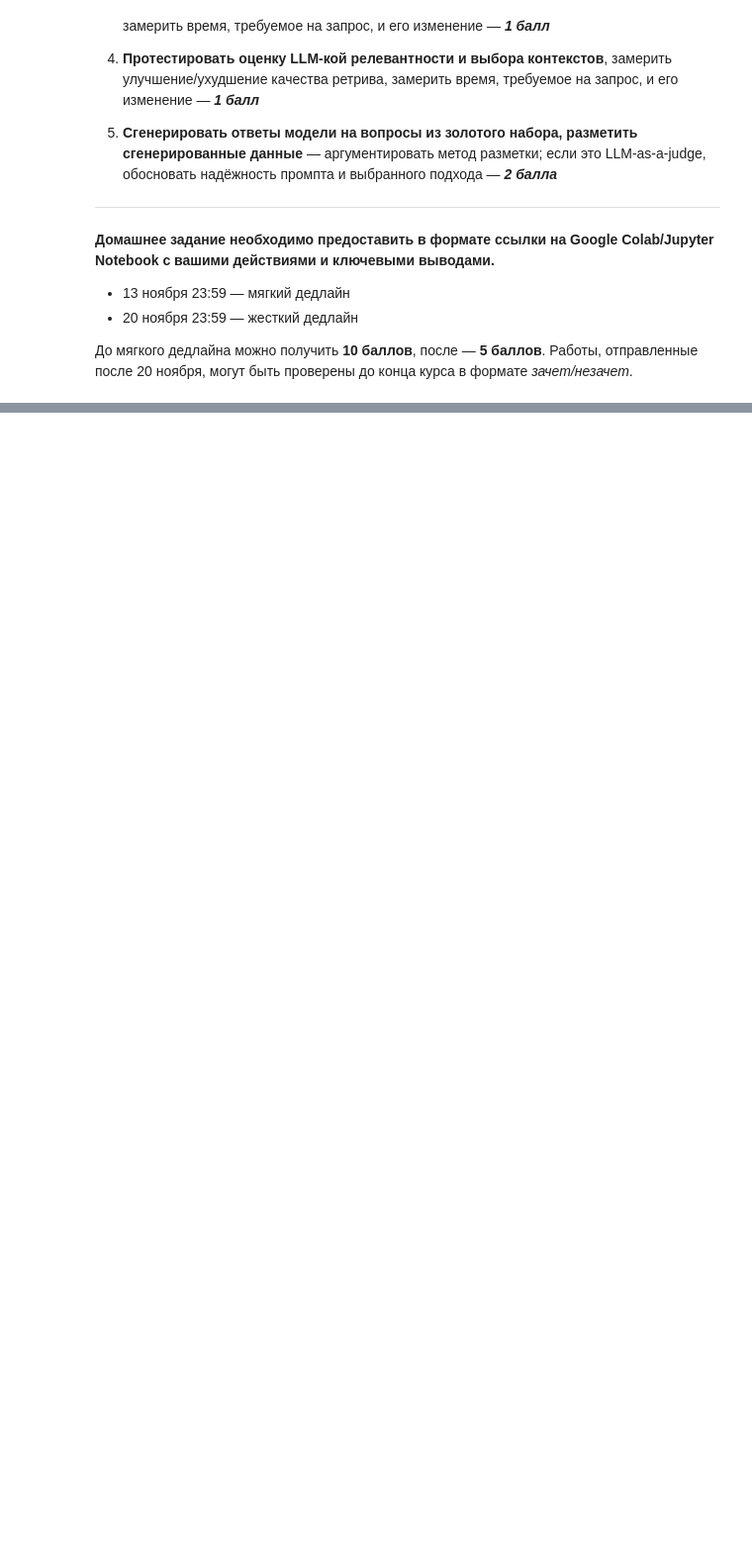
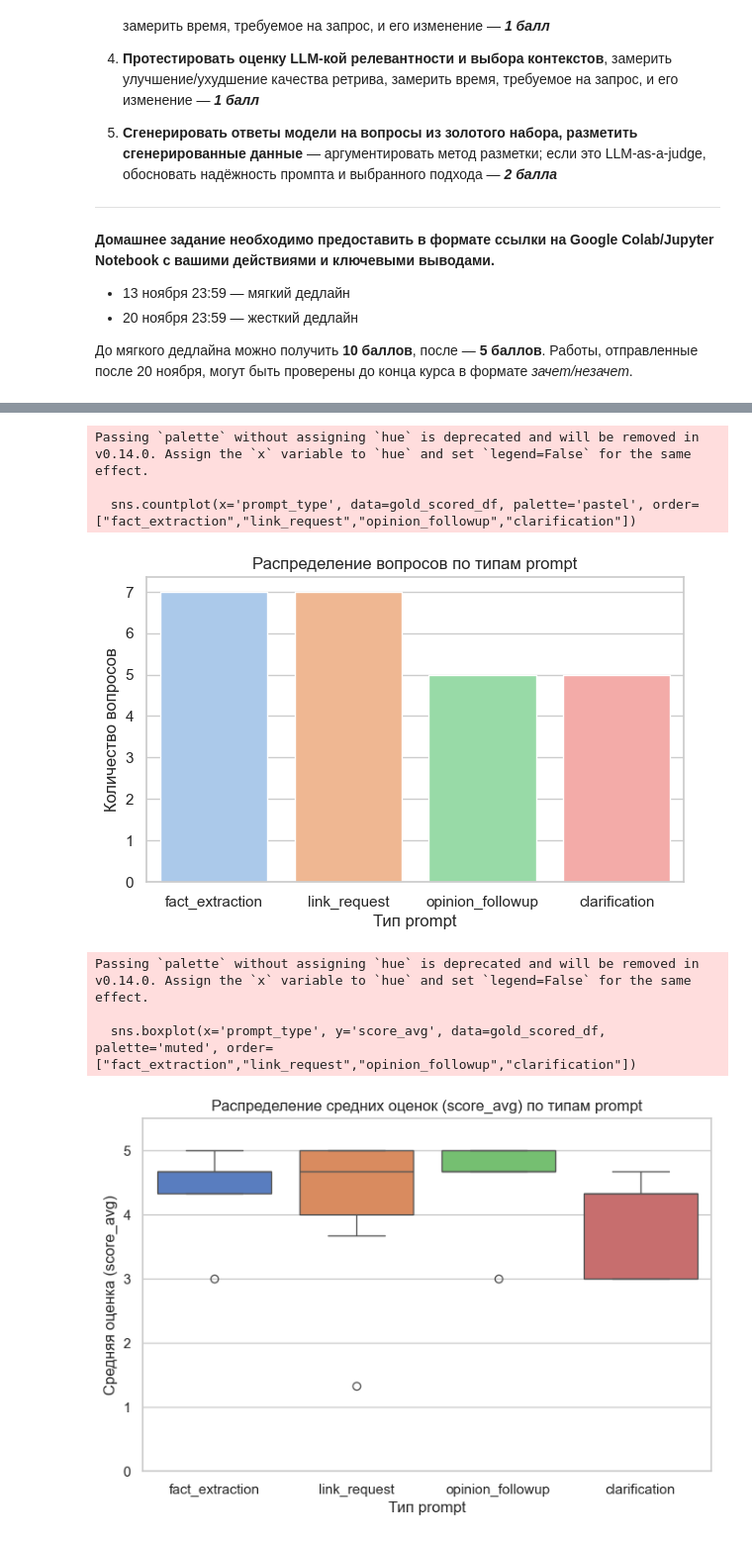
Before and after one commit to pese-git/llm-engineer, a Jupyter notebook: module04/theme02/task/notebook.ipynb, the cells around one changed output, grey strips where cells are left out. Shown: that part at 99% size. Cells and saved outputs as stored; diff of their text form; code cells hidden in the pictures; blank space fills up the shorter version.

```diff
--- a/module04/theme02/task/notebook.ipynb
+++ b/module04/theme02/task/notebook.ipynb
@@ -36,0 +430,7 @@ Collab семинара можно найти по [ссылке](https://colab.
+# %%
+# Желаемое количество вопросов, если достаточно кандидатов
+desired_size = 24
+
+# Фактическое TARGET_SIZE — минимум между желаемым и максимально возможным
+TARGET_SIZE = min(desired_size, max_target_size)
+print("Используемое TARGET_SIZE:", TARGET_SIZE)
@@ -36,0 +441,15 @@ Collab семинара можно найти по [ссылке](https://colab.
+# %%
+# Типы prompt
+prompt_types = ["fact_extraction", "opinion_followup", "link_request", "clarification"]
+
+# Желаемое количество вопросов на тип
+# Например, равномерное распределение для TARGET_SIZE
+per_type_count = TARGET_SIZE // len(prompt_types)
+extra = TARGET_SIZE % len(prompt_types)  # остаток
+
+type_quota = {t: per_type_count for t in prompt_types}
+# Добавляем по одному из остатка к первым типам
+for t in prompt_types[:extra]:
+    type_quota[t] += 1
+
+print("Квота по типам:", type_quota)
@@ -36,0 +573,32 @@ Collab семинара можно найти по [ссылке](https://colab.
+# %%
+import matplotlib.pyplot as plt
+import seaborn as sns
+
+# Настройки стиля
+sns.set(style="whitegrid")
+
+# 1️⃣ Распределение вопросов по типам prompt
+plt.figure(figsize=(7,4))
+sns.countplot(x='prompt_type', data=gold_scored_df, palette='pastel', order=["fact_extraction","link_request","opinion_followup","clarification"])
+plt.title("Распределение вопросов по типам prompt")
+plt.xlabel("Тип prompt")
+plt.ylabel("Количество вопросов")
+plt.show()
+
+# 2️⃣ Средние оценки по типам prompt
+plt.figure(figsize=(8,5))
+sns.boxplot(x='prompt_type', y='score_avg', data=gold_scored_df, palette='muted', order=["fact_extraction","link_request","opinion_followup","clarification"])
+plt.title("Распределение средних оценок (score_avg) по типам prompt")
+plt.xlabel("Тип prompt")
+plt.ylabel("Средняя оценка (score_avg)")
+plt.ylim(0,5.5)
+plt.show()
+# %% [output]
+Passing `palette` without assigning `hue` is deprecated and will be removed in v0.14.0. Assign the `x` variable to `hue` and set `legend=False` for the same effect.
+
+  sns.countplot(x='prompt_type', data=gold_scored_df, palette='pastel', order=["fact_extraction","link_request","opinion_followup","clarification"])
+[figure, added]
+Passing `palette` without assigning `hue` is deprecated and will be removed in v0.14.0. Assign the `x` variable to `hue` and set `legend=False` for the same effect.
+
+  sns.boxplot(x='prompt_type', y='score_avg', data=gold_scored_df, palette='muted', order=["fact_extraction","link_request","opinion_followup","clarification"])
+[figure, added]
```
Also changed, not shown: parts of 44 cells of this notebook, 1 other file.
